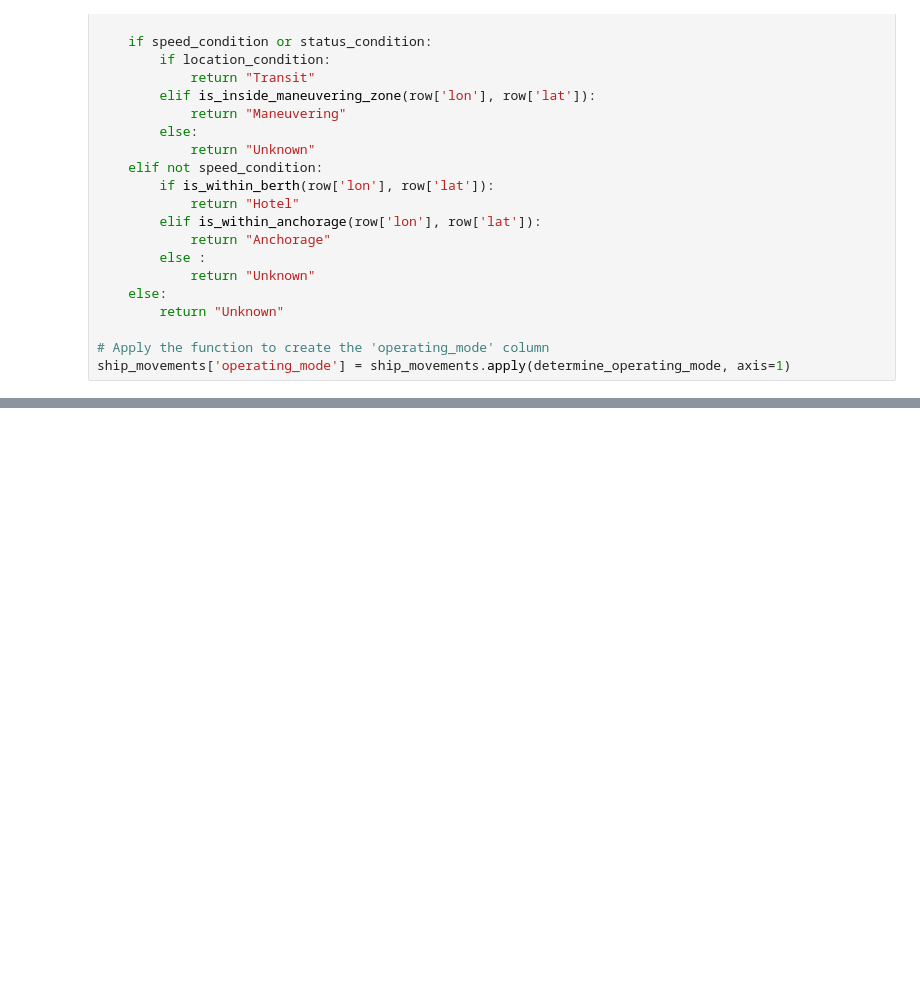
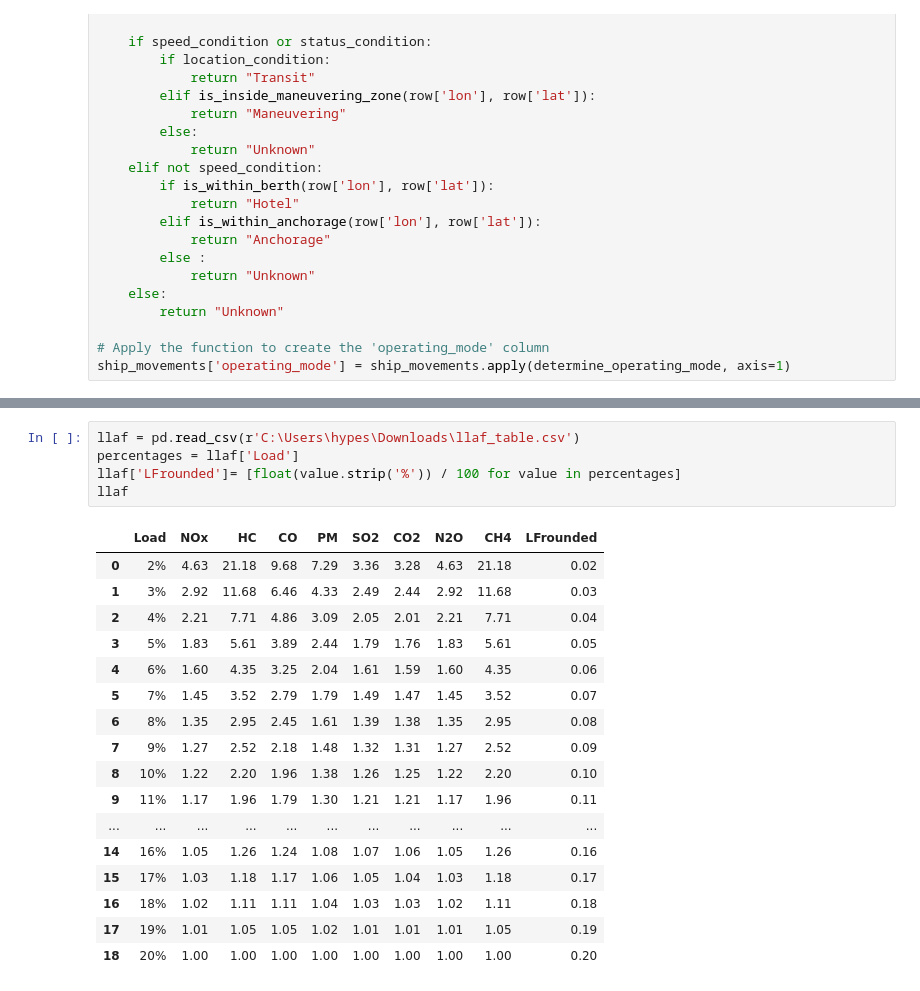
Before and after one commit to YuanXun9834/Hackathon, a Jupyter notebook: Hackathon Code.ipynb, the cells around one changed output, grey strips where cells are left out. Drawn from its saved outputs; the diff is of its cells as text; blank space fills up the shorter version.

```diff
--- a/Hackathon Code.ipynb
+++ b/Hackathon Code.ipynb
@@ -90,0 +306,23 @@ ship_movements
+# %%
+llaf = pd.read_csv(r'C:\Users\hypes\Downloads\llaf_table.csv')
+percentages = llaf['Load']
+llaf['LFrounded']= [float(value.strip('%')) / 100 for value in percentages]
+llaf
+# %% [output]
+|  | Load | NOx | HC | CO | PM | SO2 | CO2 | N2O | CH4 | LFrounded |
+| 0 | 2% | 4.63 | 21.18 | 9.68 | 7.29 | 3.36 | 3.28 | 4.63 | 21.18 | 0.02 |
+| 1 | 3% | 2.92 | 11.68 | 6.46 | 4.33 | 2.49 | 2.44 | 2.92 | 11.68 | 0.03 |
+| 2 | 4% | 2.21 | 7.71 | 4.86 | 3.09 | 2.05 | 2.01 | 2.21 | 7.71 | 0.04 |
+| 3 | 5% | 1.83 | 5.61 | 3.89 | 2.44 | 1.79 | 1.76 | 1.83 | 5.61 | 0.05 |
+| 4 | 6% | 1.60 | 4.35 | 3.25 | 2.04 | 1.61 | 1.59 | 1.60 | 4.35 | 0.06 |
+| 5 | 7% | 1.45 | 3.52 | 2.79 | 1.79 | 1.49 | 1.47 | 1.45 | 3.52 | 0.07 |
+| 6 | 8% | 1.35 | 2.95 | 2.45 | 1.61 | 1.39 | 1.38 | 1.35 | 2.95 | 0.08 |
+| 7 | 9% | 1.27 | 2.52 | 2.18 | 1.48 | 1.32 | 1.31 | 1.27 | 2.52 | 0.09 |
+| 8 | 10% | 1.22 | 2.20 | 1.96 | 1.38 | 1.26 | 1.25 | 1.22 | 2.20 | 0.10 |
+| 9 | 11% | 1.17 | 1.96 | 1.79 | 1.30 | 1.21 | 1.21 | 1.17 | 1.96 | 0.11 |
+| ... | ... | ... | ... | ... | ... | ... | ... | ... | ... | ... |
+| 14 | 16% | 1.05 | 1.26 | 1.24 | 1.08 | 1.07 | 1.06 | 1.05 | 1.26 | 0.16 |
+| 15 | 17% | 1.03 | 1.18 | 1.17 | 1.06 | 1.05 | 1.04 | 1.03 | 1.18 | 0.17 |
+| 16 | 18% | 1.02 | 1.11 | 1.11 | 1.04 | 1.03 | 1.03 | 1.02 | 1.11 | 0.18 |
+| 17 | 19% | 1.01 | 1.05 | 1.05 | 1.02 | 1.01 | 1.01 | 1.01 | 1.05 | 0.19 |
+| 18 | 20% | 1.00 | 1.00 | 1.00 | 1.00 | 1.00 | 1.00 | 1.00 | 1.00 | 0.20 |
```
Also changed, not shown: parts of 15 cells of this notebook.
